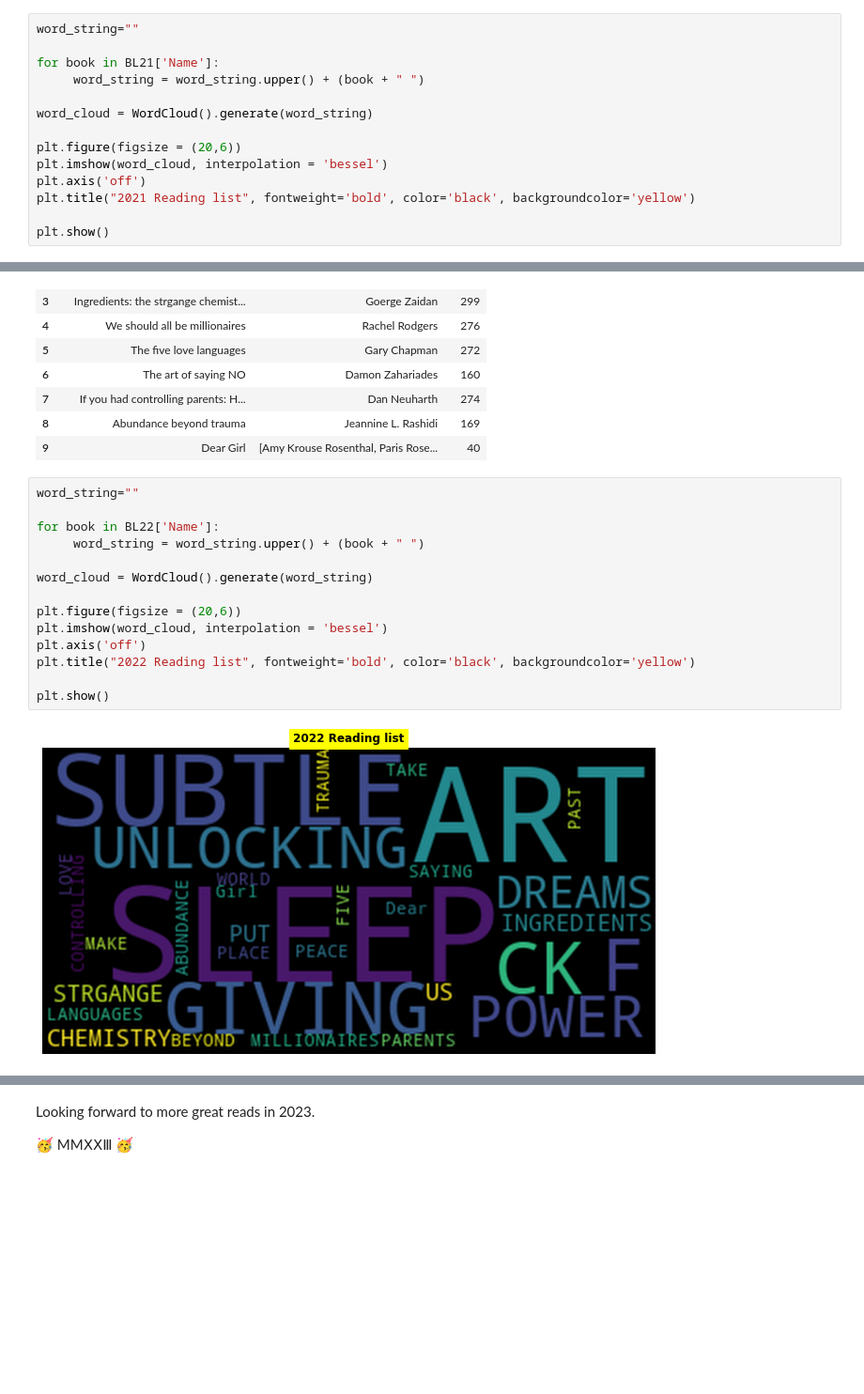
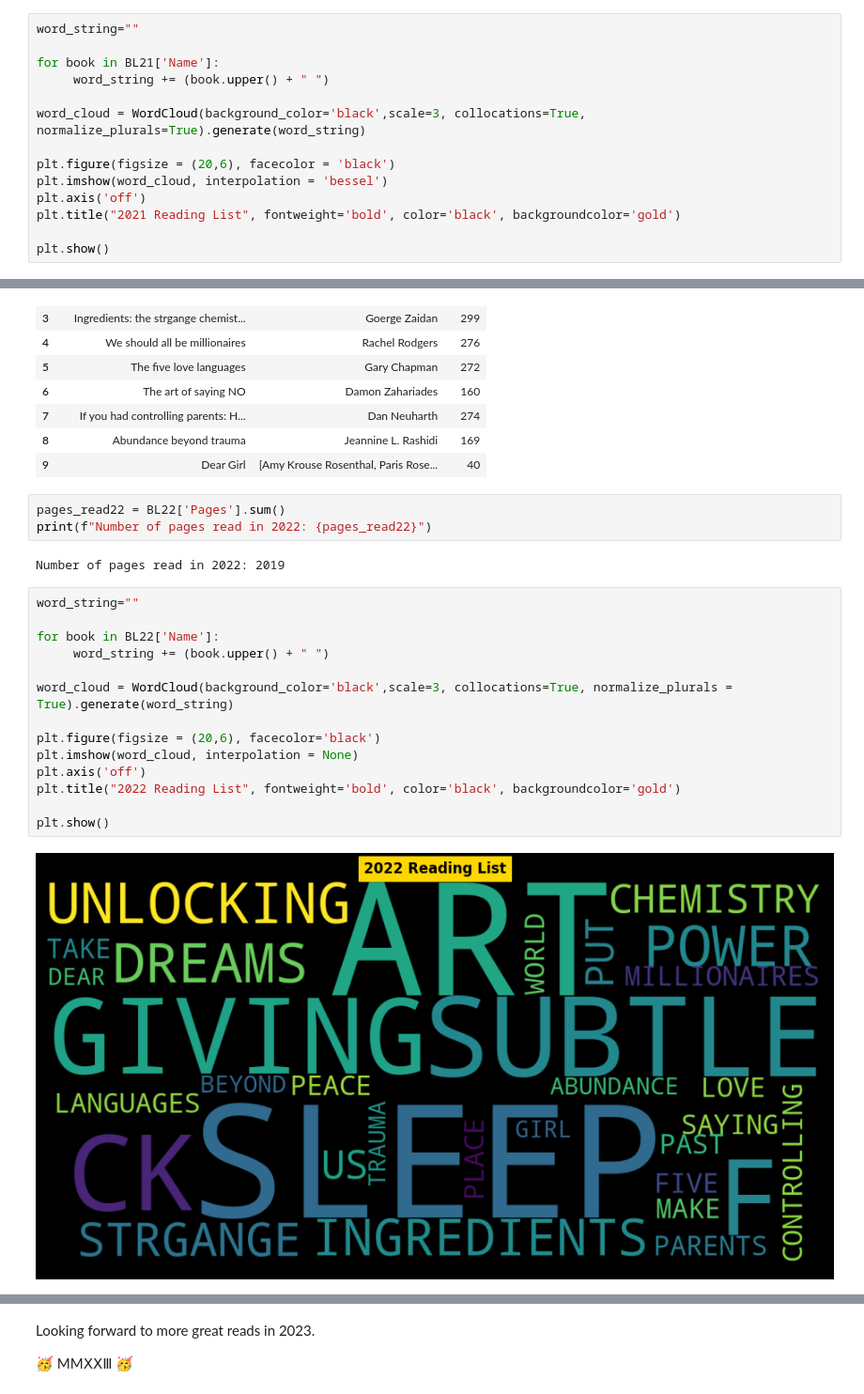
Before and after one commit to Sonya-7/PersonalReadingTrends, a Jupyter notebook: reading-list.ipynb, the cells around one changed output, grey strips where cells are left out. Shown: that part at 94% size. Cells and saved outputs as stored; diff of their text form; blank space fills up the shorter version.

```diff
--- a/reading-list.ipynb
+++ b/reading-list.ipynb
@@ -48,14 +54,14 @@ BL21
 word_string=""
 
 for book in BL21['Name']:
-     word_string = word_string.upper() + (book + " ")
+     word_string += (book.upper() + " ")
 
-word_cloud = WordCloud().generate(word_string)
+word_cloud = WordCloud(background_color='black',scale=3, collocations=True, normalize_plurals=True).generate(word_string)
 
-plt.figure(figsize = (20,6))
+plt.figure(figsize = (20,6), facecolor = 'black')
 plt.imshow(word_cloud, interpolation = 'bessel')
 plt.axis('off')
-plt.title("2021 Reading list", fontweight='bold', color='black', backgroundcolor='yellow')
+plt.title("2021 Reading List", fontweight='bold', color='black', backgroundcolor='gold')
 
 plt.show()
 # %% [output]
@@ -85,20 +91,25 @@ BL22
 | 7 | If you had controlling parents: H... | Dan Neuharth | 274 |
 | 8 | Abundance beyond trauma | Jeannine L. Rashidi | 169 |
 | 9 | Dear Girl | [Amy Krouse Rosenthal, Paris Rose... | 40 |
+# %%
+pages_read22 = BL22['Pages'].sum()
+print(f"Number of pages read in 2022: {pages_read22}")
+# %% [output]
+Number of pages read in 2022: 2019
 # %%
 word_string=""
 
 for book in BL22['Name']:
-     word_string = word_string.upper() + (book + " ")
+     word_string += (book.upper() + " ")
 
-word_cloud = WordCloud().generate(word_string)
+word_cloud = WordCloud(background_color='black',scale=3, collocations=True, normalize_plurals = True).generate(word_string)
 
-plt.figure(figsize = (20,6))
-plt.imshow(word_cloud, interpolation = 'bessel')
+plt.figure(figsize = (20,6), facecolor='black')
+plt.imshow(word_cloud, interpolation = None)
 plt.axis('off')
-plt.title("2022 Reading list", fontweight='bold', color='black', backgroundcolor='yellow')
+plt.title("2022 Reading List", fontweight='bold', color='black', backgroundcolor='gold')
 
 plt.show()
 # %% [output]
-[figure, old version]
+[figure, new version]
 # %%
```
Also changed, not shown: parts of 6 cells of this notebook.
